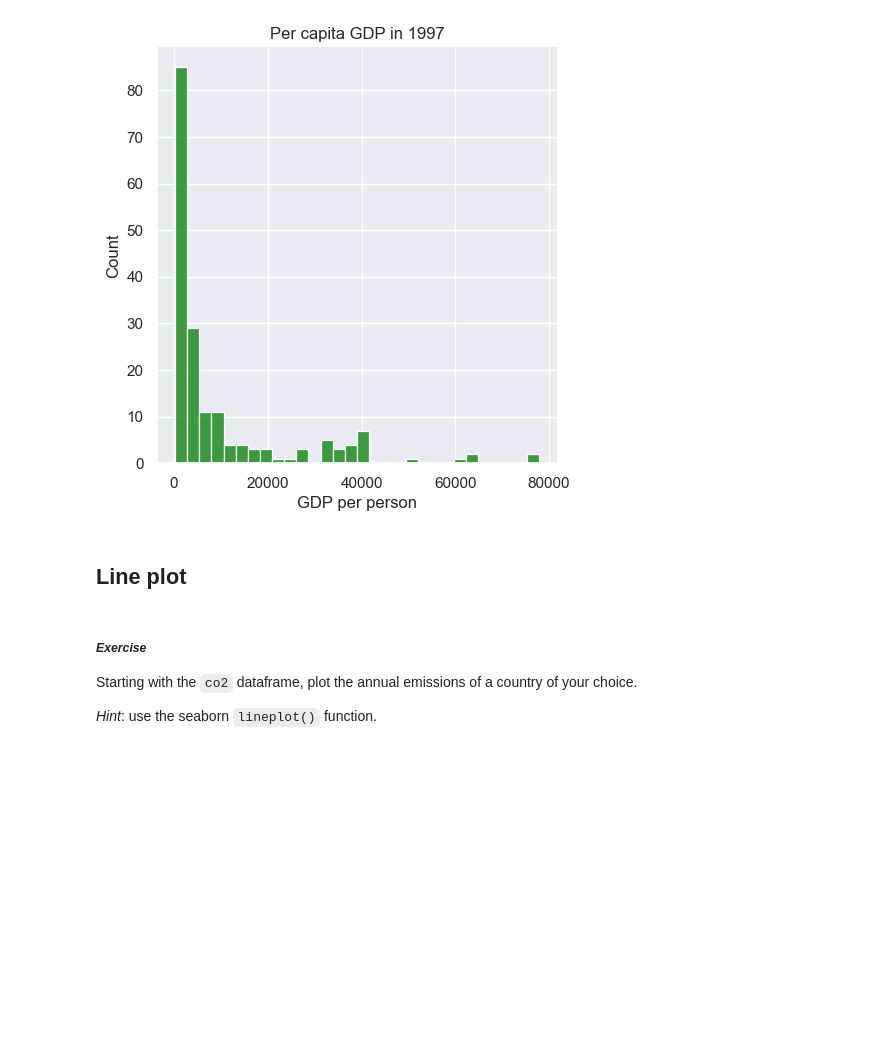
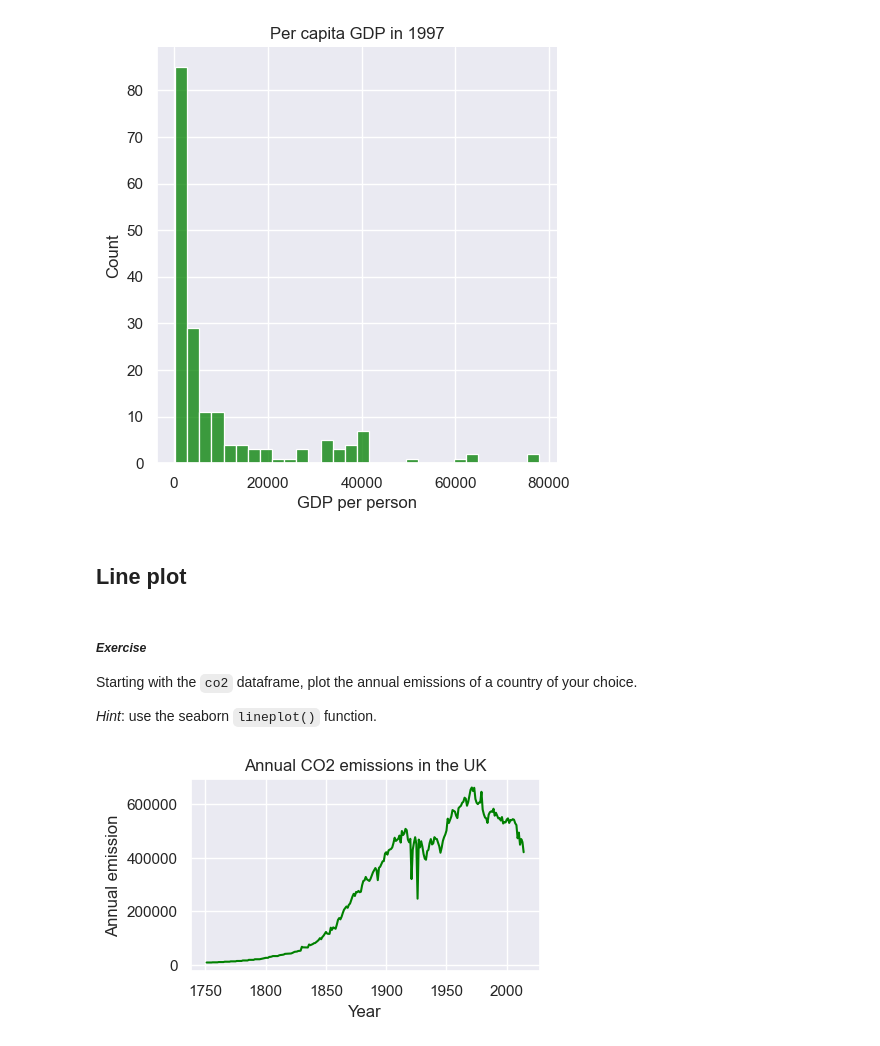
Before and after one commit to natic23/RCDS-data-processing-with-python, a Jupyter notebook: 4_Visualising_Data.ipynb, the cells around one changed output. Saved outputs shown, nothing was run; the diff lists cells and outputs as text; code cells hidden in the pictures; blank space fills up the shorter version.

```diff
--- a/4_Visualising_Data.ipynb
+++ b/4_Visualising_Data.ipynb
@@ -173,3 +173,11 @@ plt.show()
 Starting with the `co2` dataframe, plot the annual emissions of a country of your choice.
 
 *Hint*: use the seaborn `lineplot()` function.
+# %%
+data_uk = co2.query('country == "United Kingdom"')[['year', 'kt']]
+lp = sns.lineplot(x='year', y='kt', data=data_uk, color='green')
+lp.set(title='Annual CO2 emissions in the UK')
+lp.set(xlabel='Year', ylabel='Annual emission')
+plt.show()
+# %% [output]
+[figure, added]
```
